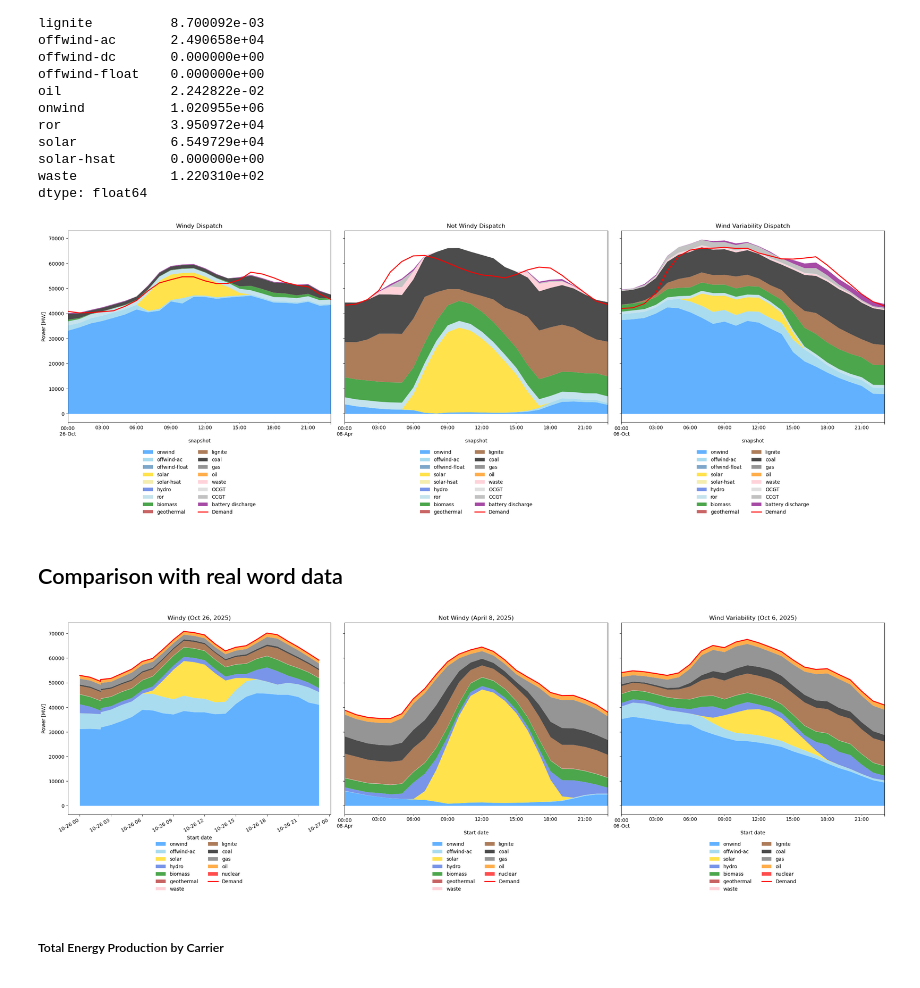
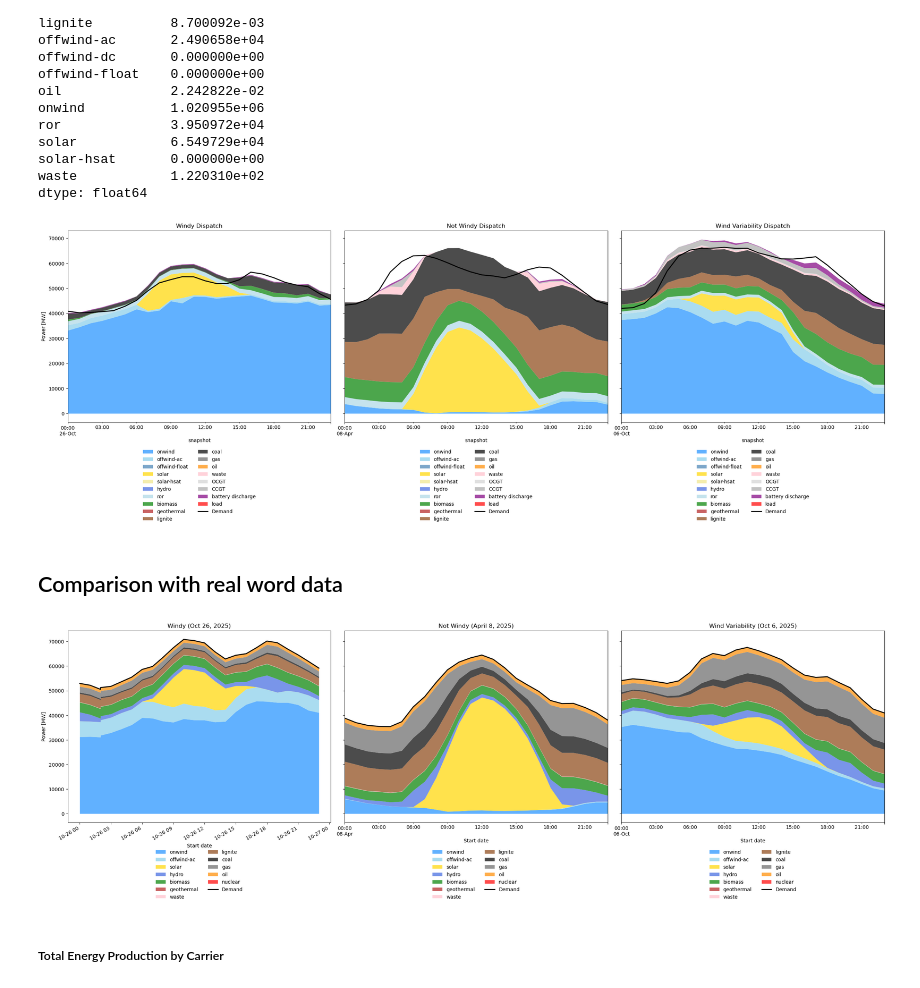
Before and after one commit to Luca2299/pypsa-eur, a Jupyter notebook: notebooks/Comparison_Base.ipynb, the cells around one changed output. Drawn from its saved outputs; the diff is of its cells as text; code cells hidden in the pictures.

```diff
--- a/notebooks/Comparison_Base.ipynb
+++ b/notebooks/Comparison_Base.ipynb
@@ -385,6 +385,7 @@ colors = {
     "waste": "pink",
     "geothermal": "firebrick",
     "battery discharge": "purple",
+    "load": "red"
 }
 
 cols = [
@@ -397,8 +398,10 @@ cols = [
     "lignite", "coal", "gas", "oil", "waste",
     "OCGT", "CCGT",
     # Storage
-    "battery discharge"
+    "battery discharge",
+    "load"
 ]
+
 
 # --- Helper function for plotting ---
 def plot_dispatch(n, ax, title):
@@ -408,35 +411,35 @@ def plot_dispatch(n, ax, title):
     battery_discharge_dispatch = pd.Series(0.0, index=n.snapshots)
     if not n.links.empty and "battery discharger" in set(n.links.carrier):
         battery_discharge_dispatch = -n.links_t.p1.loc[:, n.links.carrier == "battery discharger"].sum(axis=1)
 
     p_by_carrier["battery discharge"] = battery_discharge_dispatch
 
     # Reorder and fill missing columns
     p_by_carrier = p_by_carrier.reindex(columns=cols).fillna(0)
 
     # Get colors in the correct order
     c = [colors.get(col, "gray") for col in p_by_carrier.columns]
 
     p_by_carrier.plot(kind="area", ax=ax, lw=0, title=title, color=c, alpha=0.7)
 
     # Add demand curve
     demand = n.loads_t.p_set.sum(axis=1)
-    demand.plot(ax=ax, color="red", lw=2, label="Demand")
+    demand.plot(ax=ax, color="black", lw=2, label="Demand")
 
     ax.set_ylabel("Power [MW]")
     ax.legend(ncol=2, loc="upper center", bbox_to_anchor=(0.5, -0.12), frameon=False)
 
 # --- Plotting ---
 plot_dispatch(n1, axes[0], "Windy Dispatch")
 plot_dispatch(n2, axes[1], "Not Windy Dispatch")
 plot_dispatch(n3, axes[2], "Wind Variability Dispatch")
 
 
 plt.tight_layout()
 plt.subplots_adjust(bottom=0.18)
 plt.show()
 # %% [output]
-[figure, old version]
+[figure, new version]
 # %% [markdown]
 ## Comparison with real word data
 # %%
@@ -533,7 +536,7 @@ for ax, (title, data) in zip(axes, real_data.items()):
 
     # Calculate and plot demand
     demand = plot_data.sum(axis=1)
-    demand.plot(ax=ax, color="red", lw=2, label="Demand")
+    demand.plot(ax=ax, color="black", lw=2, label="Demand")
 
     ax.set_ylabel("Power [MW]")
     ax.legend(ncol=2, loc="upper center", bbox_to_anchor=(0.5, -0.12), frameon=False)
@@ -542,7 +545,7 @@ plt.tight_layout()
 plt.subplots_adjust(bottom=0.18)
 plt.show()
 # %% [output]
-[figure, old version]
+[figure, new version]
 # %% [markdown]
 ##### Total Energy Production by Carrier
 # %%
```
Also changed, not shown: 3 other files.
